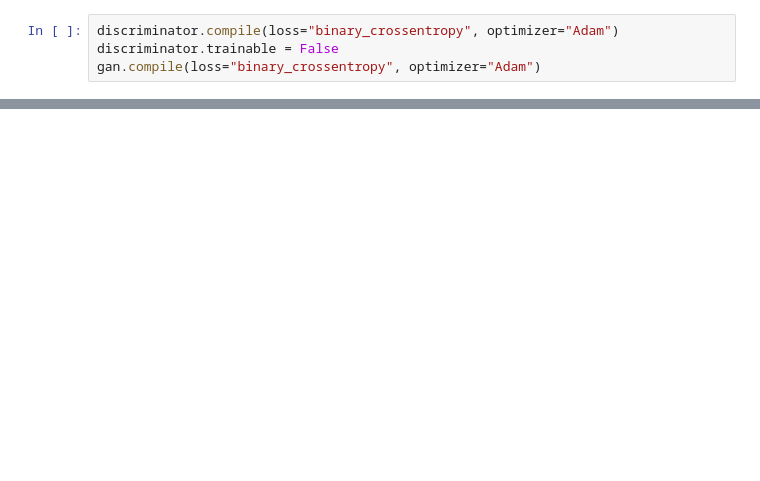
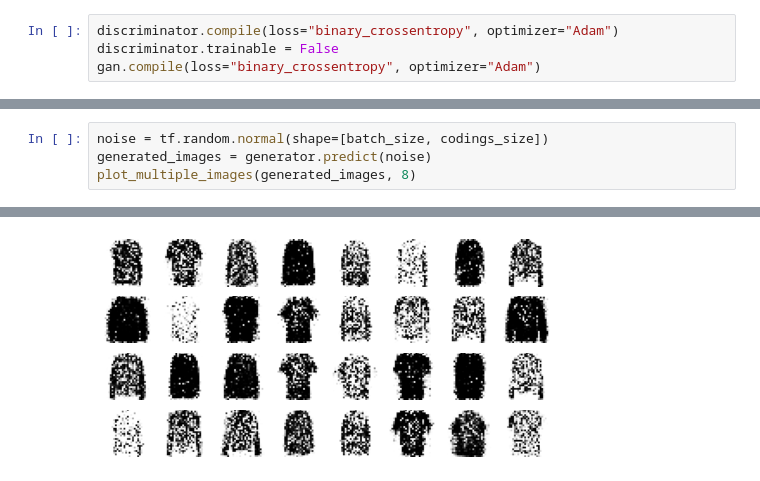
Before and after one commit to honggi82/computer_vision, a Jupyter notebook: GAN_Fashion_MNIST.ipynb, the cells around one changed output, grey strips where cells are left out. Cells and saved outputs as stored; diff of their text form; blank space fills up the shorter version.

```diff
--- a/GAN_Fashion_MNIST.ipynb
+++ b/GAN_Fashion_MNIST.ipynb
@@ -86,0 +88,5 @@ Epoch 6/10
+# %%
+noise = tf.random.normal(shape=[batch_size, codings_size])
+generated_images = generator.predict(noise)
+plot_multiple_images(generated_images, 8)
+# %% [output]
@@ -86,0 +94 @@ Epoch 6/10
+[figure, added]
```
Also changed, not shown: parts of 6 cells of this notebook.
